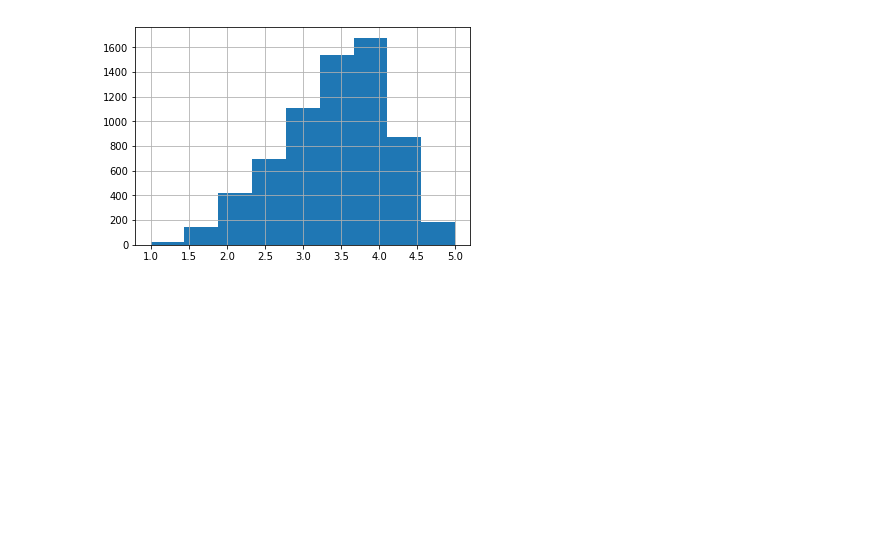
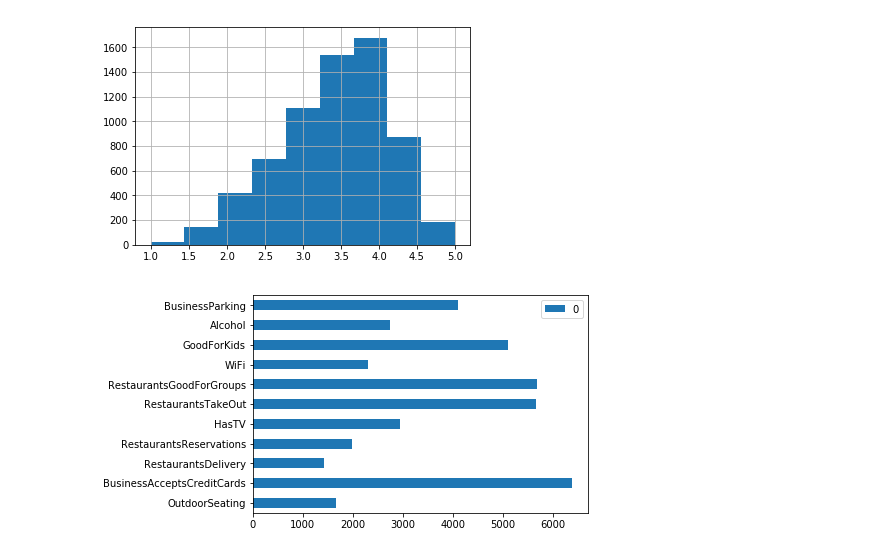
Before and after one commit to michelletran42/Yelp-Attributes-Health-Score, a Jupyter notebook: YelpRatingAnalysis.ipynb, the cells around one changed output. Cells and saved outputs as stored; diff of their text form; code cells hidden in the pictures; blank space fills up the shorter version.

Commit message:
sum_true_col barh graph

```diff
--- a/YelpRatingAnalysis.ipynb
+++ b/YelpRatingAnalysis.ipynb
@@ -321,7 +321,6 @@ sum_true_row = df_attributes[df_attributes == 1].sum(axis=1)
 # Add sum_true to df_business
 df_business['sum_true_row'] = sum_true_row
 
-sum_true_col = df_attributes[df_attributes == 1].sum()
+sum_true_col = (df_attributes[df_attributes == 1].sum()).to_frame()
 sum_true_col
-# df_business
 # %% [output]
@@ -442,3 +441,8 @@ f3 = plt.gcf
 # plt.xlabel('stars')
 
 # f5 = plt.gcf()
+# %%
+sum_true_col.plot.barh()
+f1 = plt.gcf()
+# %% [output]
+[figure, added]
```
Also changed, not shown: parts of 1 cell of this notebook.
